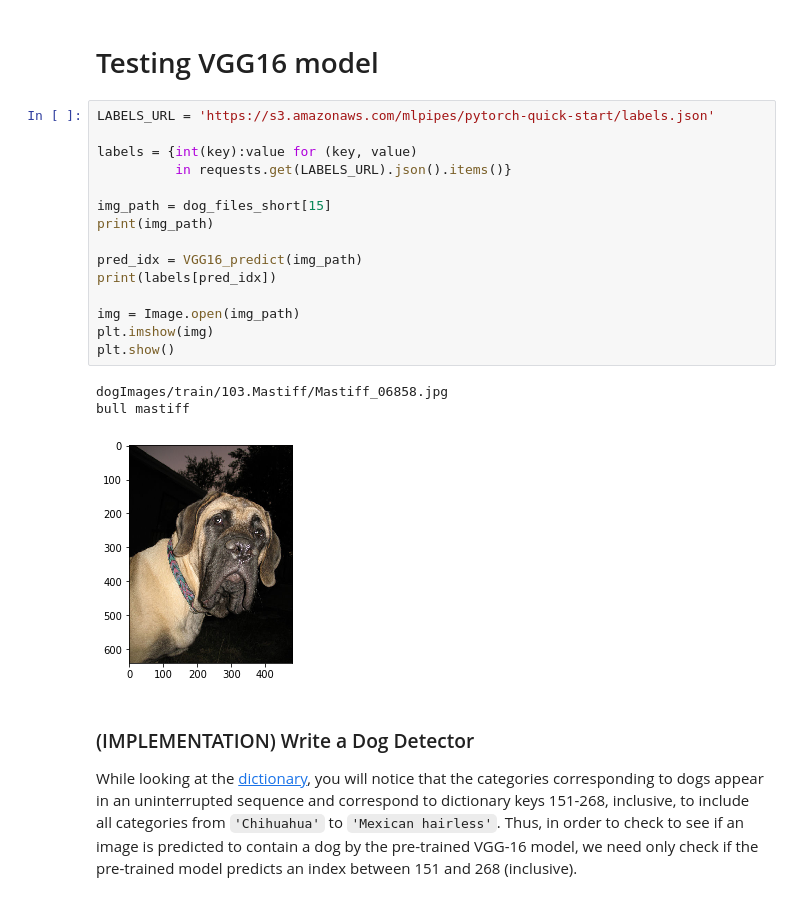
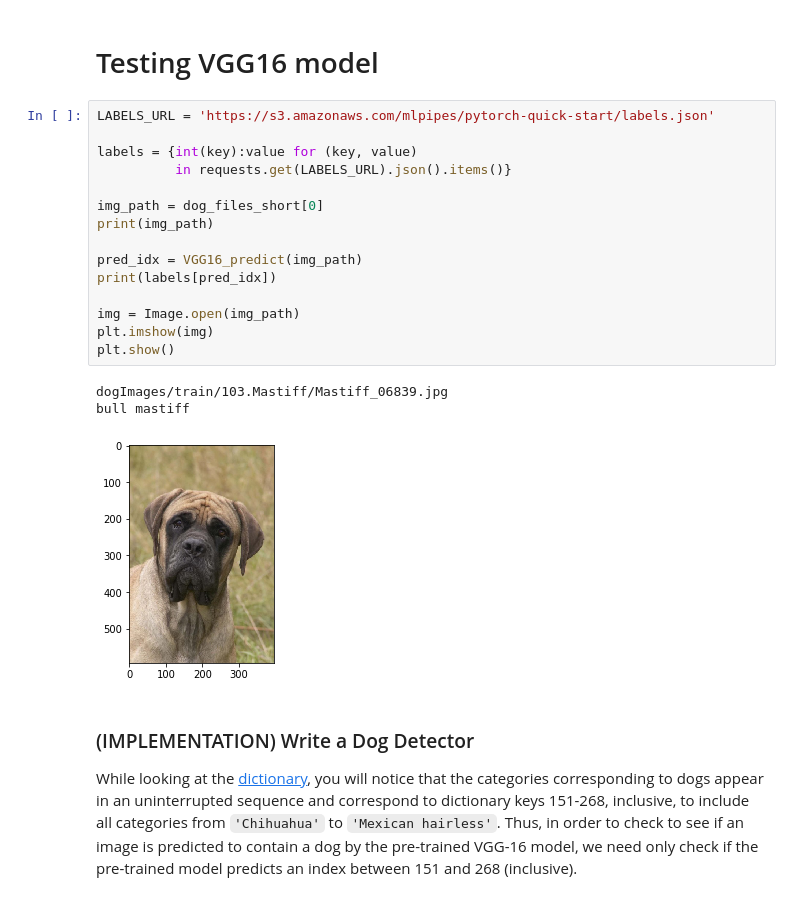
Before and after one commit to j-zeg/project-dog-classification, a Jupyter notebook: dog_app.ipynb, the cells around one changed output. Cells and saved outputs as stored; diff of their text form.

```diff
--- a/dog_app.ipynb
+++ b/dog_app.ipynb
@@ -264,22 +264,22 @@ def VGG16_predict(img_path):
 # %%
 LABELS_URL = 'https://s3.amazonaws.com/mlpipes/pytorch-quick-start/labels.json'
 
 labels = {int(key):value for (key, value)
           in requests.get(LABELS_URL).json().items()}
 
-img_path = dog_files_short[15]
+img_path = dog_files_short[0]
 print(img_path)
 
 pred_idx = VGG16_predict(img_path)
 print(labels[pred_idx])
 
 img = Image.open(img_path)
 plt.imshow(img)
 plt.show()
 # %% [output]
-dogImages/train/103.Mastiff/Mastiff_06858.jpg
+dogImages/train/103.Mastiff/Mastiff_06839.jpg
 bull mastiff
-[figure, old version]
+[figure, new version]
 # %% [markdown]
 ### (IMPLEMENTATION) Write a Dog Detector
 
```
Also changed, not shown: parts of 19 cells of this notebook, 1 other file.
